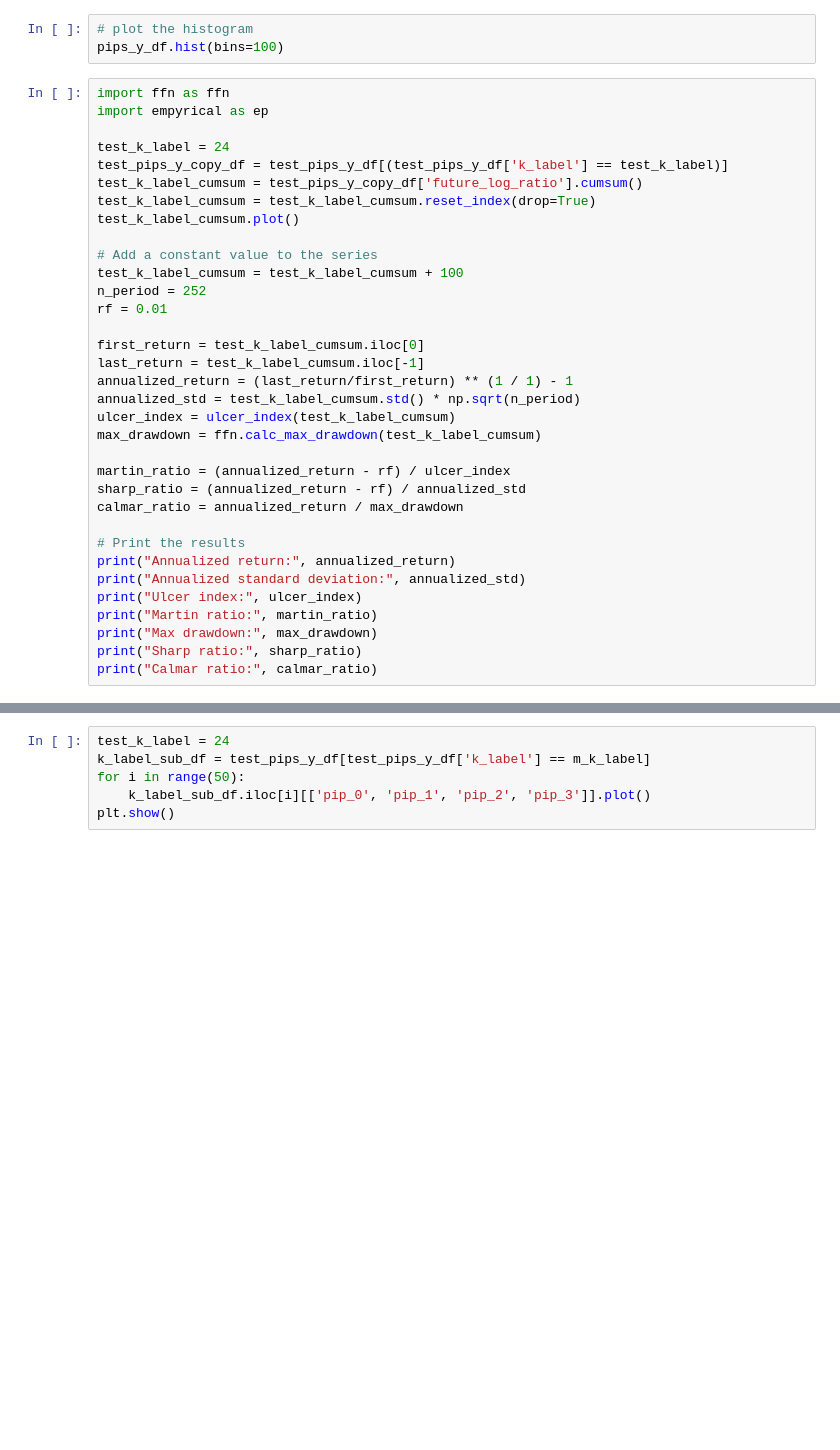
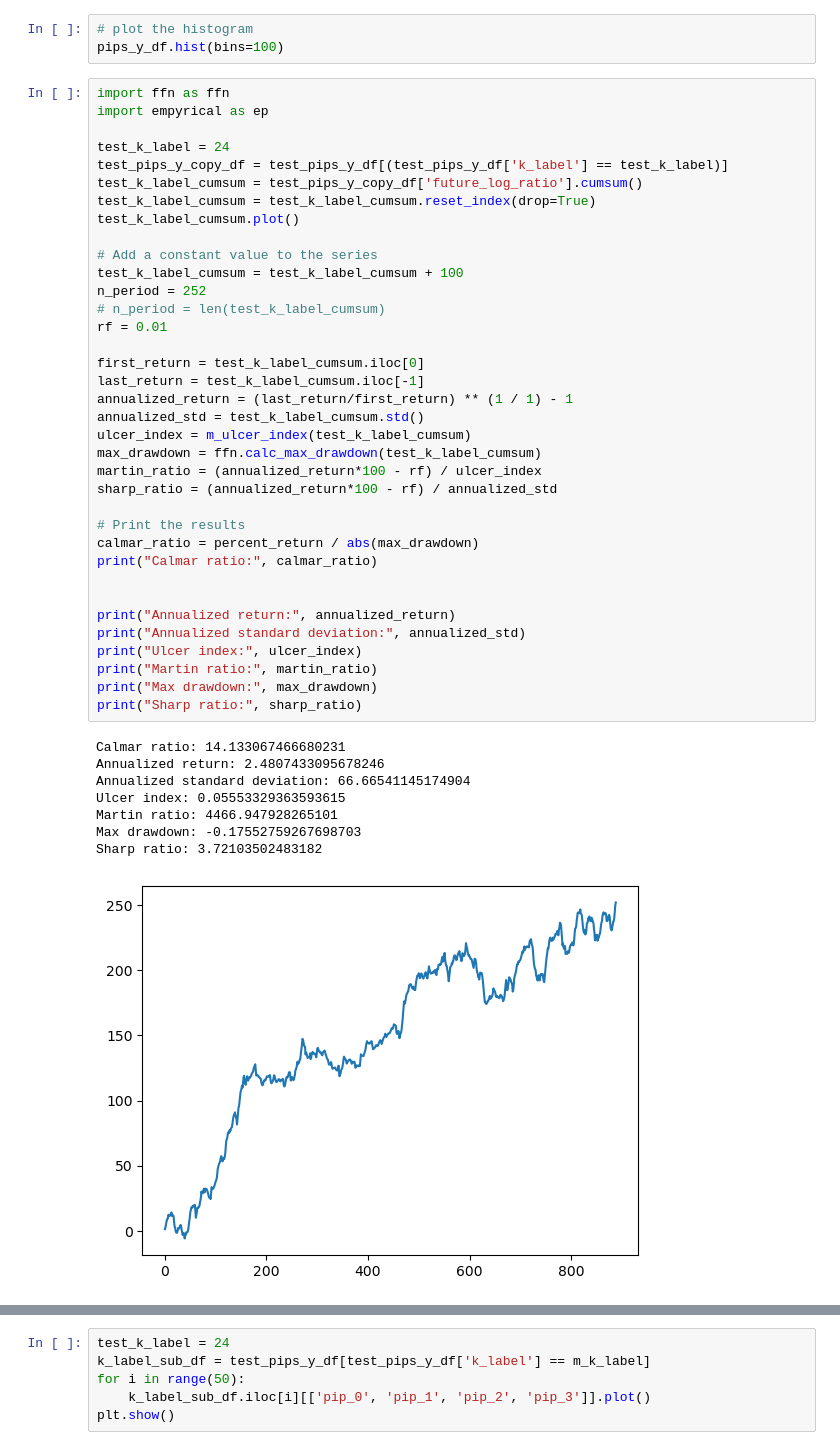
Before and after one commit to EngineerDanny/robust_algo_trader, a Jupyter notebook: kmeans/perceptually_important.ipynb, the cells around one changed output, grey strips where cells are left out. Saved outputs shown, nothing was run; the diff lists cells and outputs as text; blank space fills up the shorter version.

```diff
--- a/kmeans/perceptually_important.ipynb
+++ b/kmeans/perceptually_important.ipynb
@@ -126,36 +126,47 @@ pips_y_df.hist(bins=100)
 # %%
 import ffn as ffn
 import empyrical as ep
 
 test_k_label = 24
 test_pips_y_copy_df = test_pips_y_df[(test_pips_y_df['k_label'] == test_k_label)]
 test_k_label_cumsum = test_pips_y_copy_df['future_log_ratio'].cumsum()
 test_k_label_cumsum = test_k_label_cumsum.reset_index(drop=True)
 test_k_label_cumsum.plot()
 
 # Add a constant value to the series
 test_k_label_cumsum = test_k_label_cumsum + 100
 n_period = 252
+# n_period = len(test_k_label_cumsum)
 rf = 0.01
 
 first_return = test_k_label_cumsum.iloc[0]
 last_return = test_k_label_cumsum.iloc[-1]
 annualized_return = (last_return/first_return) ** (1 / 1) - 1
-annualized_std = test_k_label_cumsum.std() * np.sqrt(n_period)
-ulcer_index = ulcer_index(test_k_label_cumsum)
+annualized_std = test_k_label_cumsum.std()
+ulcer_index = m_ulcer_index(test_k_label_cumsum)
 max_drawdown = ffn.calc_max_drawdown(test_k_label_cumsum)
-
-martin_ratio = (annualized_return - rf) / ulcer_index
-sharp_ratio = (annualized_return - rf) / annualized_std
-calmar_ratio = annualized_return / max_drawdown
+martin_ratio = (annualized_return*100 - rf) / ulcer_index
+sharp_ratio = (annualized_return*100 - rf) / annualized_std
 
 # Print the results
+calmar_ratio = percent_return / abs(max_drawdown)
+print("Calmar ratio:", calmar_ratio)
+
+
 print("Annualized return:", annualized_return)
 print("Annualized standard deviation:", annualized_std)
 print("Ulcer index:", ulcer_index)
 print("Martin ratio:", martin_ratio)
 print("Max drawdown:", max_drawdown)
 print("Sharp ratio:", sharp_ratio)
-print("Calmar ratio:", calmar_ratio)
+# %% [output]
+Calmar ratio: 14.133067466680231
+Annualized return: 2.4807433095678246
+Annualized standard deviation: 66.66541145174904
+Ulcer index: 0.05553329363593615
+Martin ratio: 4466.947928265101
+Max drawdown: -0.17552759267698703
+Sharp ratio: 3.72103502483182
+[figure, added]
 # %%
 # Define a function to calculate the ulcer index
```
Also changed, not shown: parts of 2 cells of this notebook.
